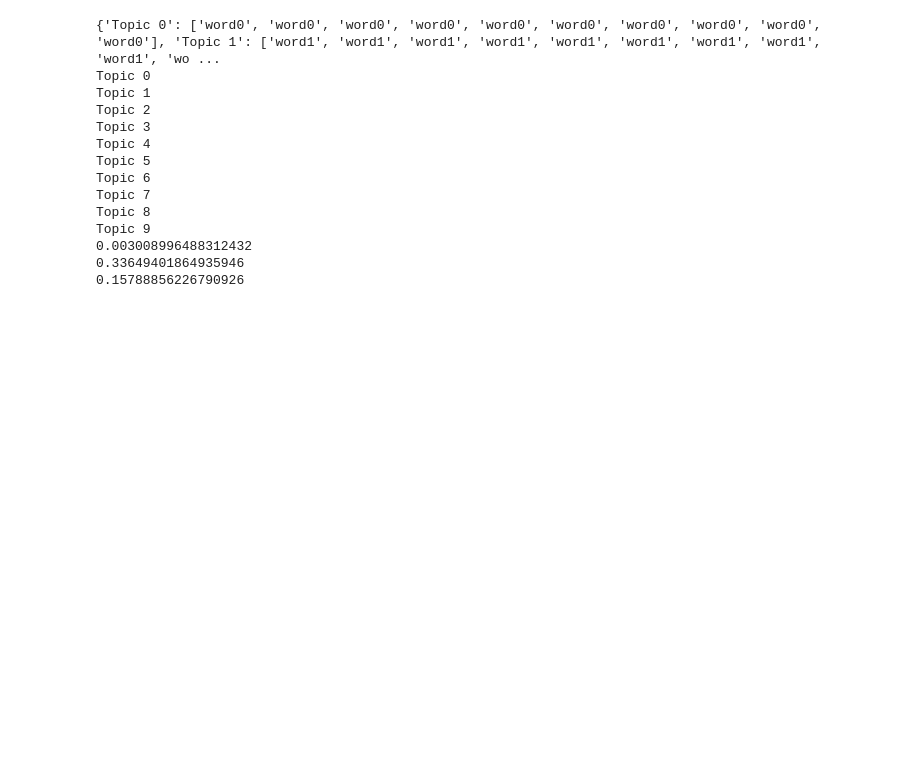
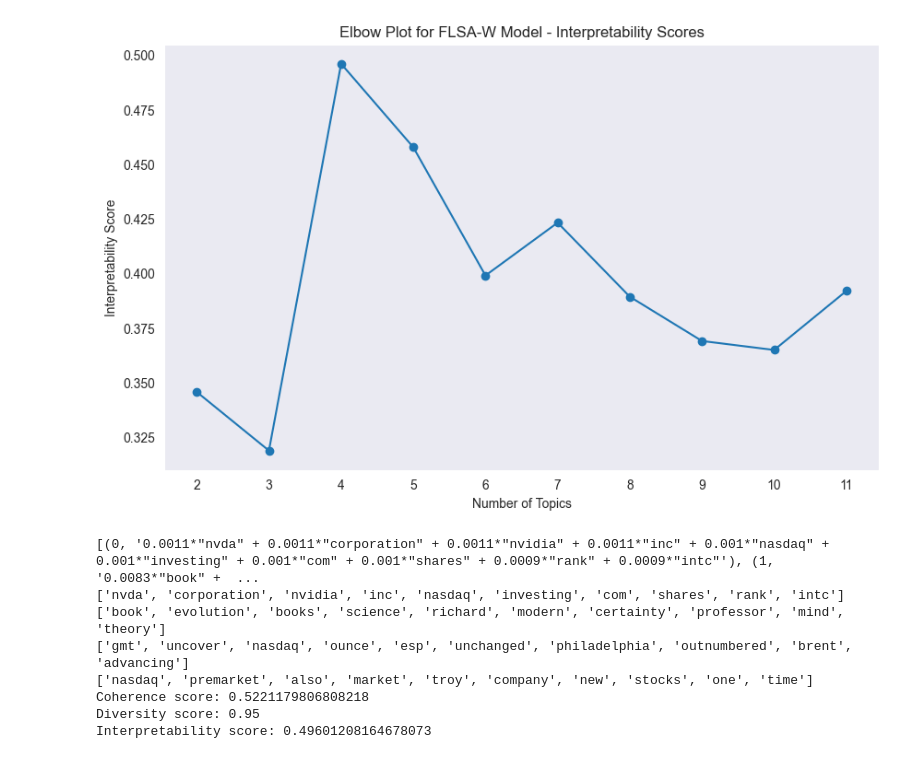
Before and after one commit to mehdigreefhorst/NLP-JADS, a Jupyter notebook: Assignment2/FLSAW/FLSAW.ipynb, the cells around one changed output. Drawn from its saved outputs; the diff is of its cells as text; code cells hidden in the pictures; blank space fills up the shorter version.

```diff
--- a/Assignment2/FLSAW/FLSAW.ipynb
+++ b/Assignment2/FLSAW/FLSAW.ipynb
@@ -25,0 +69,24 @@ def filter_word_from_corpus(data, words):
+# %%
+def compute_flsaw_interpretability_values(input_data, num_topics_list, num_words):
+    """
+    Compute interpretability scores for various number of topics for FLSA-W.
+
+    Parameters:
+    ----------
+    input_data : List of input texts (processed content)
+    num_topics_list : List of numbers of topics to evaluate
+    num_words : Number of words to represent topics
+
+    Returns:
+    -------
+    interpretability_values : Interpretability values for each number of topics
+    """
+    interpretability_values = []
+
+    for num_topics in num_topics_list:
+        flsaW = FLSA_W(input_file=input_data, num_topics=num_topics, num_words=num_words)
+        pwgt, ptgd = flsaW.get_matrices()  # Train the model
+        interpretability_score = flsaW.get_interpretability_score()  # Get the interpretability score
+        interpretability_values.append(interpretability_score)
+
+    return interpretability_values
@@ -26,7 +205,26 @@ def filter_word_from_corpus(data, words):
+# %%
+# Define the range of topics to evaluate
+num_topics_list = range(2, 12, 1)
+num_words = 10  # Number of words to display per topic
+
+# Compute interpretability values for the defined number of topics
+interpretability_scores = compute_flsaw_interpretability_values(processed_content, num_topics_list, num_words)
+
+# Plot the elbow plot
+plt.figure(figsize=(10, 6))
+plt.plot(num_topics_list, interpretability_scores, marker='o')
+plt.title('Elbow Plot for FLSA-W Model - Interpretability Scores')
+plt.xlabel('Number of Topics')
+plt.ylabel('Interpretability Score')
+plt.xticks(num_topics_list)
+plt.grid()
+plt.show()
+# %% [output]
+[figure, added]
 # %%
 flsaW = FLSA_W(
 input_file = processed_content,
-num_topics=10,
+num_topics=4,
 num_words=10,
 )
 
@@ -39,21 +237,15 @@ print(flsaW.show_topics())
 for topic in flsaW.show_topics(representation='words'):
     print(topic)
 
-print(flsaW.get_coherence_score())
-print(flsaW.get_diversity_score())
-print(flsaW.get_interpretability_score())
+print(f'Coherence score: {flsaW.get_coherence_score()}')
+print(f'Diversity score: {flsaW.get_diversity_score()}')
+print(f'Interpretability score: {flsaW.get_interpretability_score()}')
 # %% [output]
-{'Topic 0': ['word0', 'word0', 'word0', 'word0', 'word0', 'word0', 'word0', 'word0', 'word0', 'word0'], 'Topic 1': ['word1', 'word1', 'word1', 'word1', 'word1', 'word1', 'word1', 'word1', 'word1', 'wo ...
-Topic 0
-Topic 1
-Topic 2
-Topic 3
-Topic 4
-Topic 5
-Topic 6
-Topic 7
-Topic 8
-Topic 9
-0.003008996488312432
-0.33649401864935946
-0.15788856226790926
+[(0, '0.0011*"nvda" + 0.0011*"corporation" + 0.0011*"nvidia" + 0.0011*"inc" + 0.001*"nasdaq" + 0.001*"investing" + 0.001*"com" + 0.001*"shares" + 0.0009*"rank" + 0.0009*"intc"'), (1, '0.0083*"book" +  ...
+['nvda', 'corporation', 'nvidia', 'inc', 'nasdaq', 'investing', 'com', 'shares', 'rank', 'intc']
+['book', 'evolution', 'books', 'science', 'richard', 'modern', 'certainty', 'professor', 'mind', 'theory']
+['gmt', 'uncover', 'nasdaq', 'ounce', 'esp', 'unchanged', 'philadelphia', 'outnumbered', 'brent', 'advancing']
+['nasdaq', 'premarket', 'also', 'market', 'troy', 'company', 'new', 'stocks', 'one', 'time']
+Coherence score: 0.5221179806808218
+Diversity score: 0.95
+Interpretability score: 0.49601208164678073
```
Also changed, not shown: parts of 26 cells of this notebook, 1 other file.
